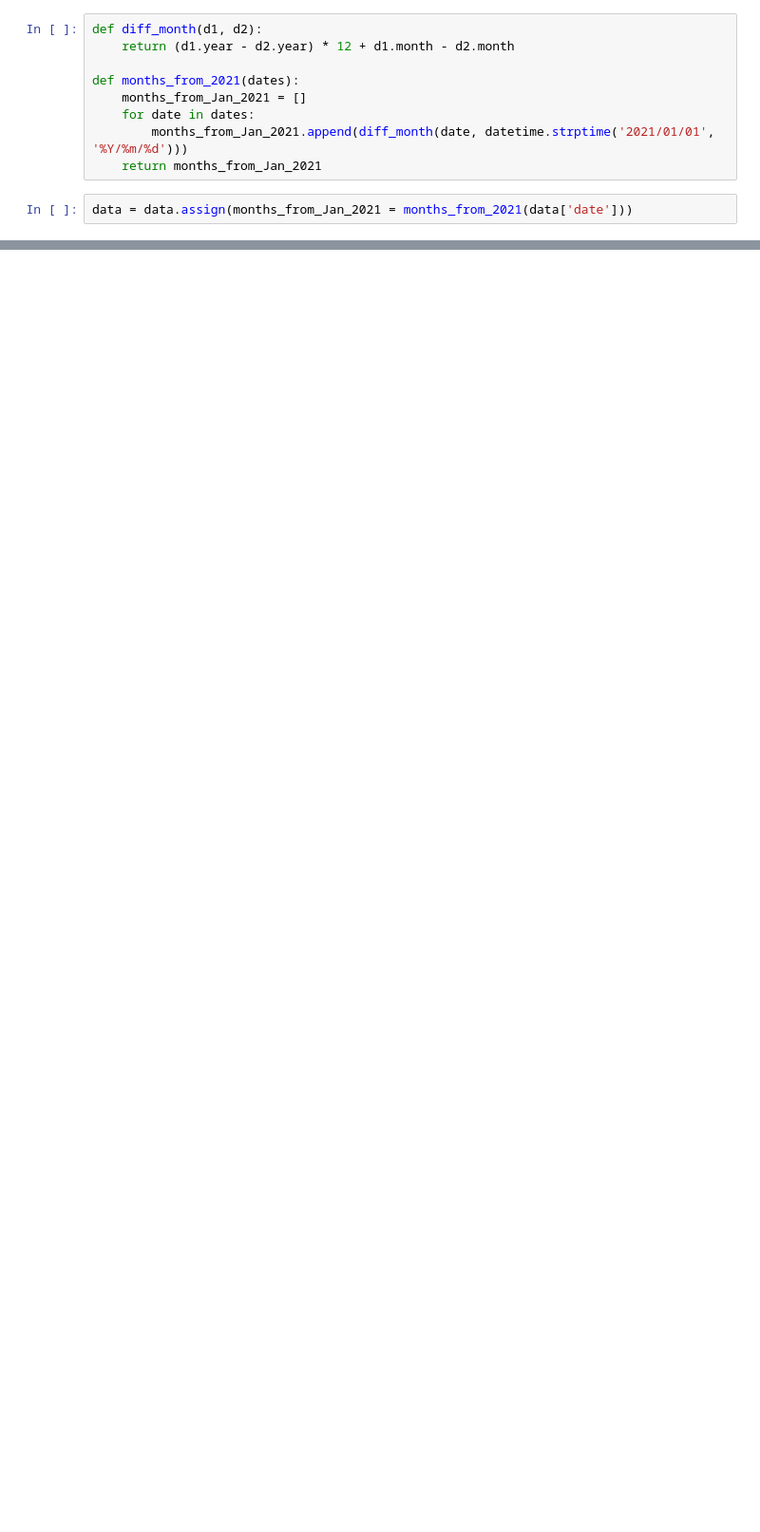
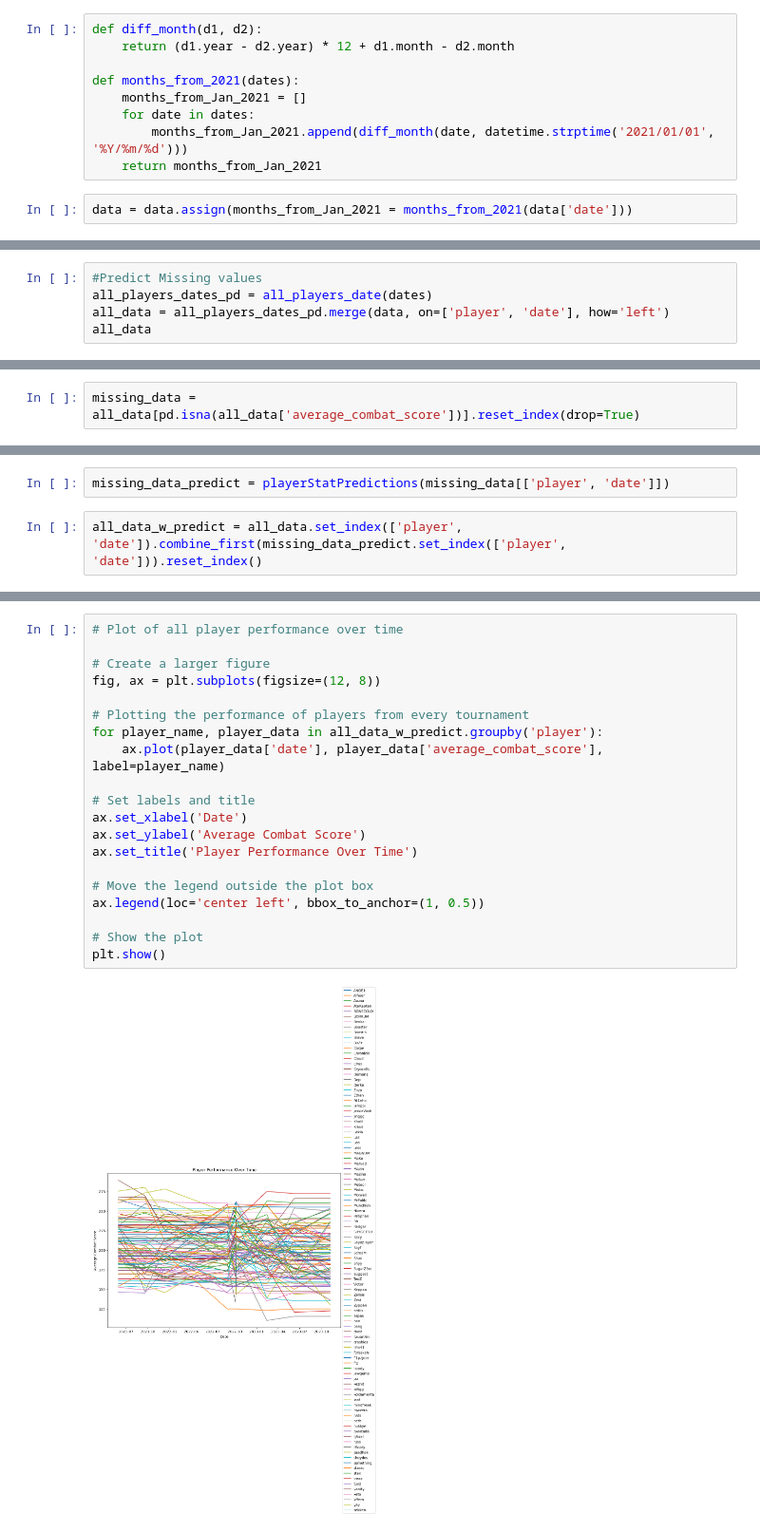
Before and after one commit to agbandong/valorant-boosted-tree, a Jupyter notebook: Model 2.ipynb, the cells around one changed output, grey strips where cells are left out. Shown: that part at 95% size. Drawn from its saved outputs; the diff is of its cells as text; blank space fills up the shorter version.

Commit message:
Finished Prediction Model

```diff
--- a/Model 2.ipynb
+++ b/Model 2.ipynb
@@ -208,0 +156,5 @@ players_predictions_pd.sort_values('Predictions', ascending=False)
+# %%
+#Predict Missing values
+all_players_dates_pd = all_players_date(dates)
+all_data = all_players_dates_pd.merge(data, on=['player', 'date'], how='left')
+all_data
@@ -208,0 +175,2 @@ players_predictions_pd.sort_values('Predictions', ascending=False)
+# %%
+missing_data = all_data[pd.isna(all_data['average_combat_score'])].reset_index(drop=True)
@@ -208,0 +193,4 @@ players_predictions_pd.sort_values('Predictions', ascending=False)
+# %%
+missing_data_predict = playerStatPredictions(missing_data[['player', 'date']])
+# %%
+all_data_w_predict = all_data.set_index(['player', 'date']).combine_first(missing_data_predict.set_index(['player', 'date'])).reset_index()
@@ -208,0 +213,22 @@ players_predictions_pd.sort_values('Predictions', ascending=False)
+# %%
+# Plot of all player performance over time
+
+# Create a larger figure
+fig, ax = plt.subplots(figsize=(12, 8))
+
+# Plotting the performance of players from every tournament
+for player_name, player_data in all_data_w_predict.groupby('player'):
+    ax.plot(player_data['date'], player_data['average_combat_score'], label=player_name)
+
+# Set labels and title
+ax.set_xlabel('Date')
+ax.set_ylabel('Average Combat Score')
+ax.set_title('Player Performance Over Time')
+
+# Move the legend outside the plot box
+ax.legend(loc='center left', bbox_to_anchor=(1, 0.5))
+
+# Show the plot
+plt.show()
+# %% [output]
+[figure, added]
```
Also changed, not shown: parts of 54 cells of this notebook, 6 other files.
